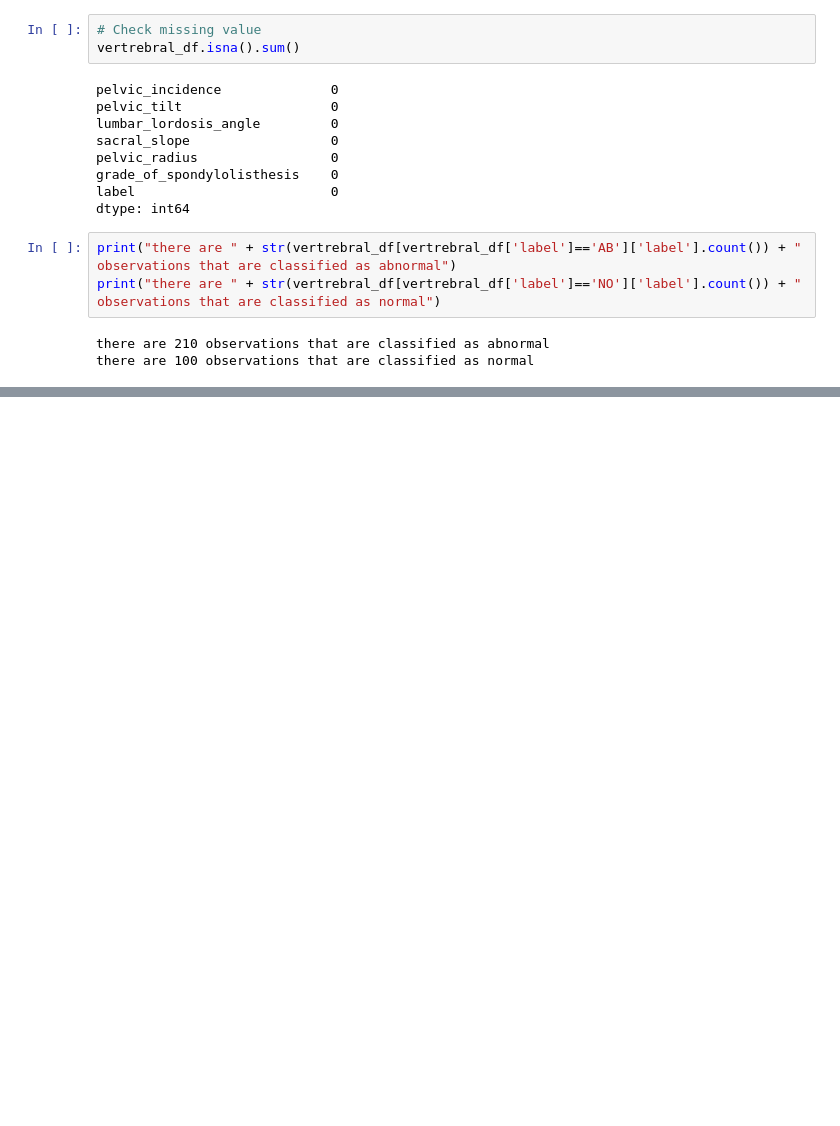
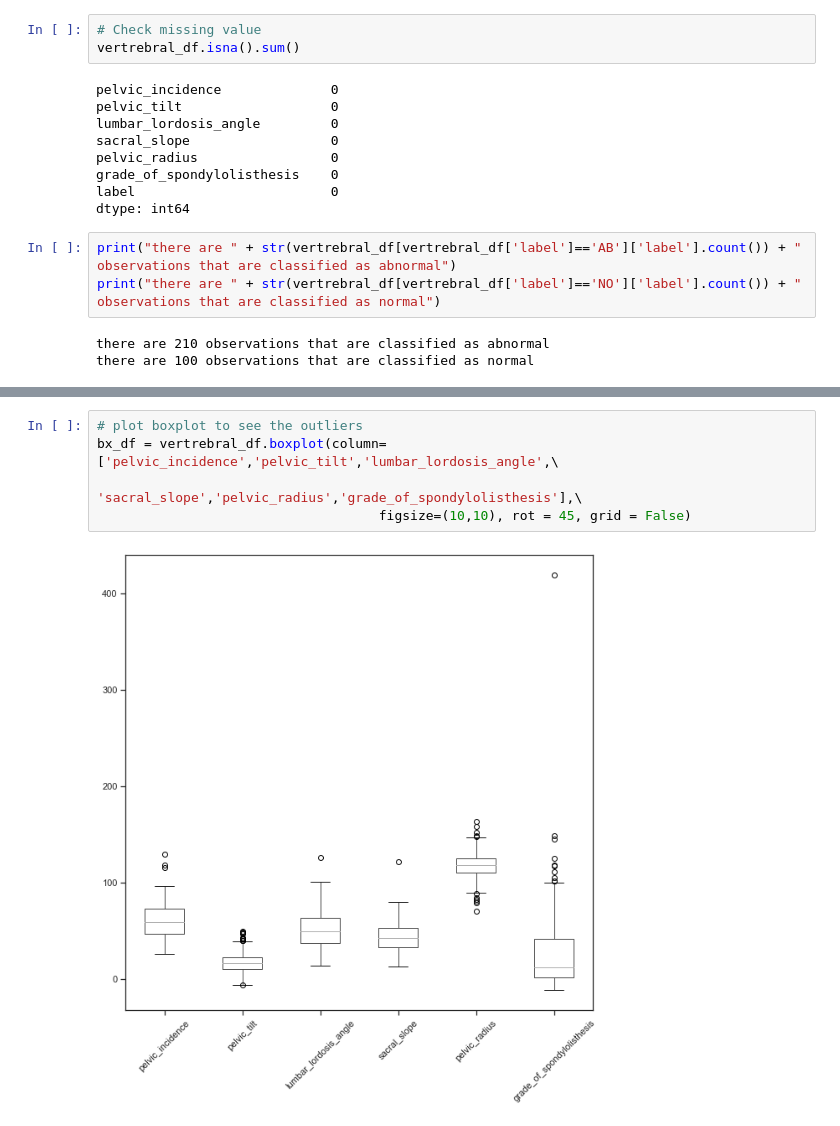
Before and after one commit to sawangsi/Abnormal-Vertebral, a Jupyter notebook: vertrebral-abnormal-anaysis.ipynb, the cells around one changed output, grey strips where cells are left out. Drawn from its saved outputs; the diff is of its cells as text; blank space fills up the shorter version.

```diff
--- a/vertrebral-abnormal-anaysis.ipynb
+++ b/vertrebral-abnormal-anaysis.ipynb
@@ -69,0 +80,7 @@ there are 100 observations that are classified as normal
+# %%
+# plot boxplot to see the outliers
+bx_df = vertrebral_df.boxplot(column=['pelvic_incidence','pelvic_tilt','lumbar_lordosis_angle',\
+                                'sacral_slope','pelvic_radius','grade_of_spondylolisthesis'],\
+                                    figsize=(10,10), rot = 45, grid = False)
+# %% [output]
+[figure, added]
```
Also changed, not shown: parts of 19 cells of this notebook.
